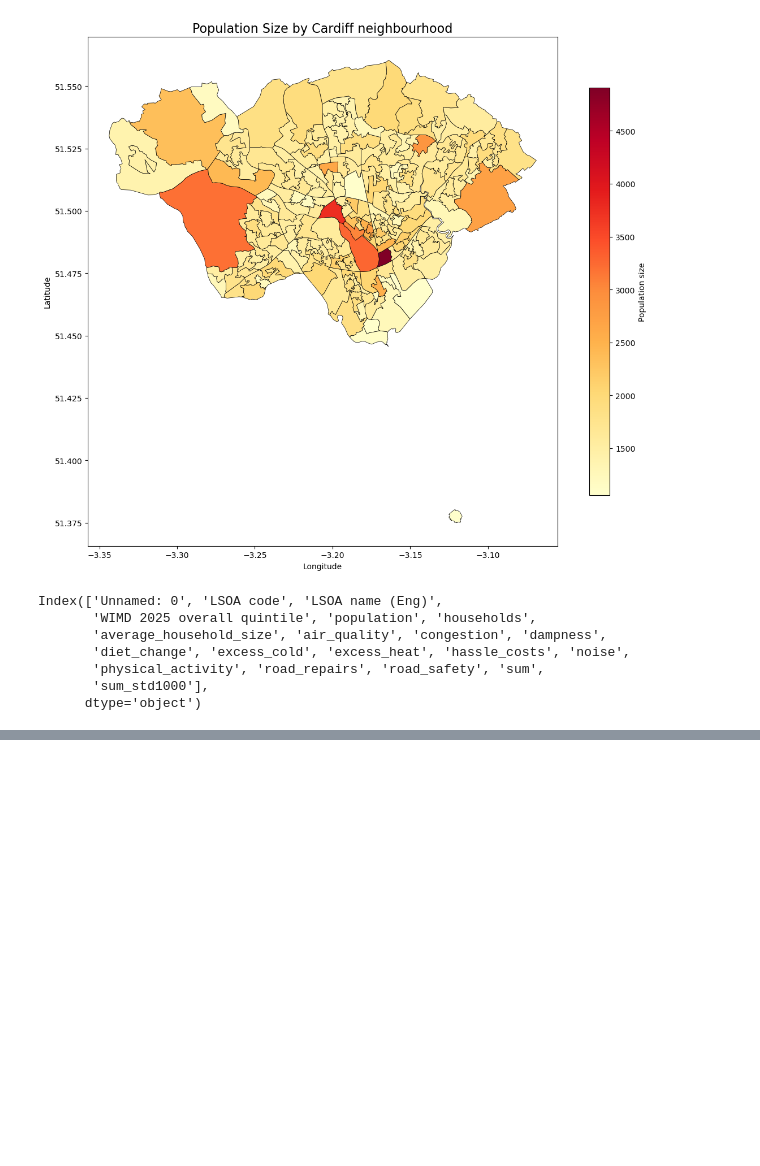
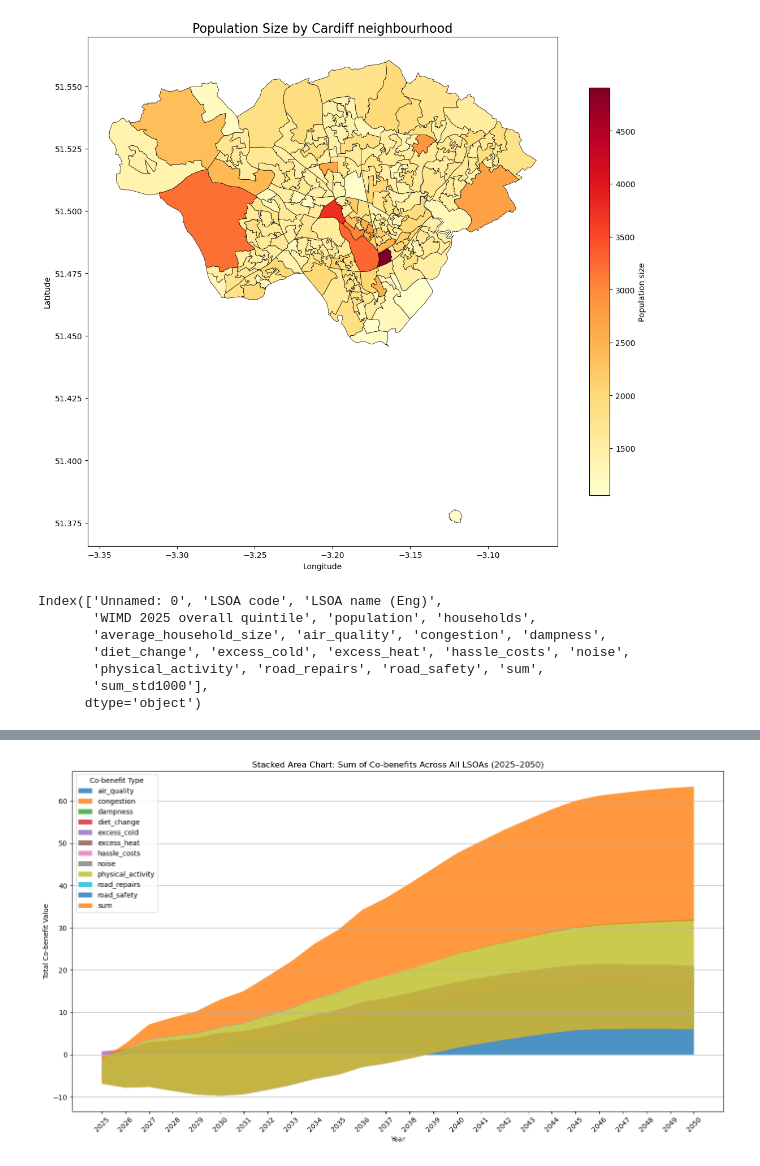
Before and after one commit to AuraFrizzati/VizElves2025, a Jupyter notebook: python_code/Explore_Level2_data.ipynb, the cells around one changed output, grey strips where cells are left out. Drawn from its saved outputs; the diff is of its cells as text; code cells hidden in the pictures; blank space fills up the shorter version.

```diff
--- a/python_code/Explore_Level2_data.ipynb
+++ b/python_code/Explore_Level2_data.ipynb
@@ -535,0 +607,22 @@ Index(['Unnamed: 0', 'LSOA code', 'LSOA name (Eng)',
+# %%
+import matplotlib.pyplot as plt
+
+# List of year columns
+year_cols = [str(year) for year in range(2025, 2051)]
+
+# Group by co-benefit_type and sum across LSOAs for each year
+cobenefit_sums = l2data_time.groupby('co-benefit_type')[year_cols].sum()
+
+# Plot stacked area chart
+plt.figure(figsize=(14, 8))
+plt.stackplot(year_cols, cobenefit_sums.values, labels=cobenefit_sums.index, alpha=0.8)
+plt.title("Stacked Area Chart: Sum of Co-benefits Across All LSOAs (2025–2050)")
+plt.xlabel("Year")
+plt.ylabel("Total Co-benefit Value")
+plt.legend(title="Co-benefit Type", loc="upper left")
+plt.grid(True, axis='y')
+plt.xticks(rotation=45)
+plt.tight_layout()
+plt.show()
+# %% [output]
+[figure, added]
```
Also changed, not shown: parts of 4 cells of this notebook, 1 other file.
